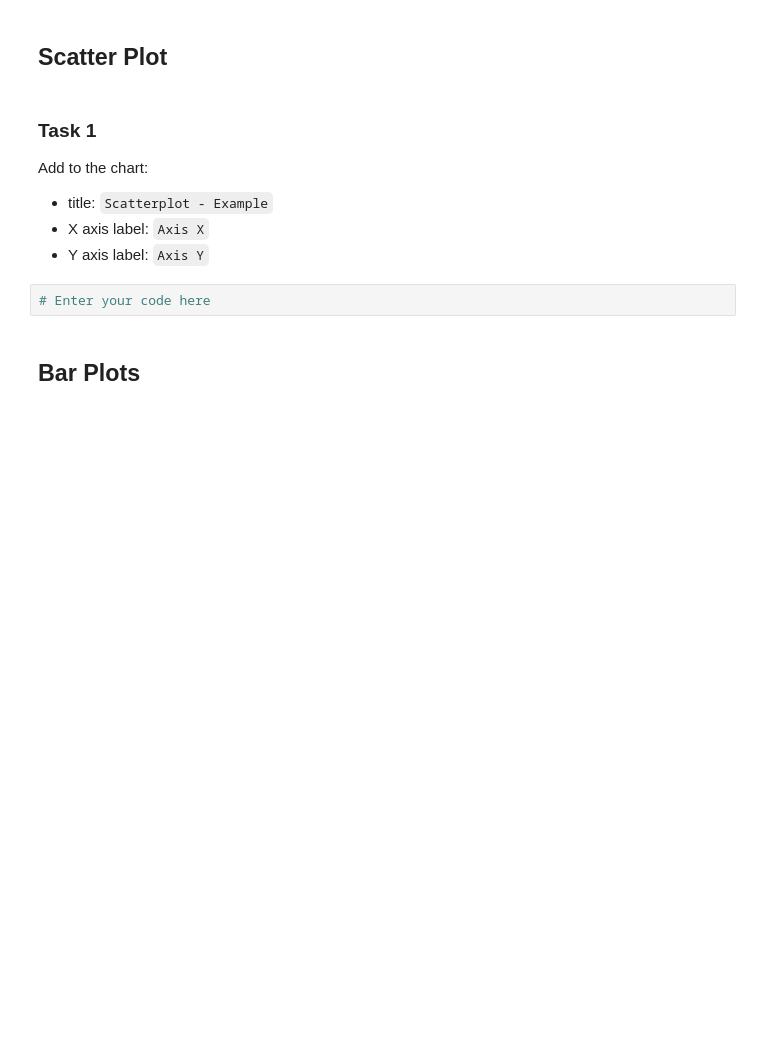
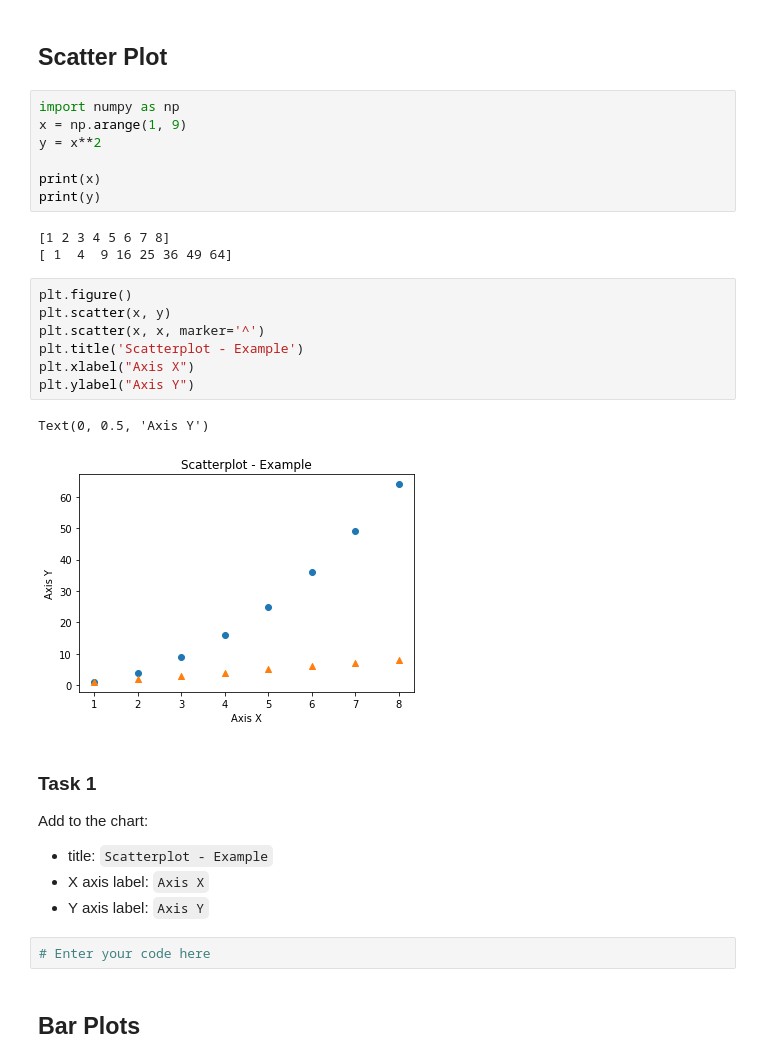
Before and after one commit to For-Chance/CourseOfConstructionInformation, a Jupyter notebook: Class/Class_05/Charts_1/04 - Charts 1 - Empty.ipynb, the cells around one changed output. Cells and saved outputs as stored; diff of their text form; blank space fills up the shorter version.

```diff
--- a/Class/Class_05/Charts_1/04 - Charts 1 - Empty.ipynb
+++ b/Class/Class_05/Charts_1/04 - Charts 1 - Empty.ipynb
@@ -8,5 +67,25 @@
 # %% [markdown]
 ## Scatter Plot
+# %%
+import numpy as np
+x = np.arange(1, 9)
+y = x**2
+
+print(x)
+print(y)
+# %% [output]
+[1 2 3 4 5 6 7 8]
+[ 1  4  9 16 25 36 49 64]
+# %%
+plt.figure()
+plt.scatter(x, y)
+plt.scatter(x, x, marker='^')
+plt.title('Scatterplot - Example')
+plt.xlabel("Axis X")
+plt.ylabel("Axis Y")
+# %% [output]
+Text(0, 0.5, 'Axis Y')
+[figure, added]
 # %% [markdown]
 ### Task 1
 Add to the chart:
```
Also changed, not shown: parts of 23 cells of this notebook.
